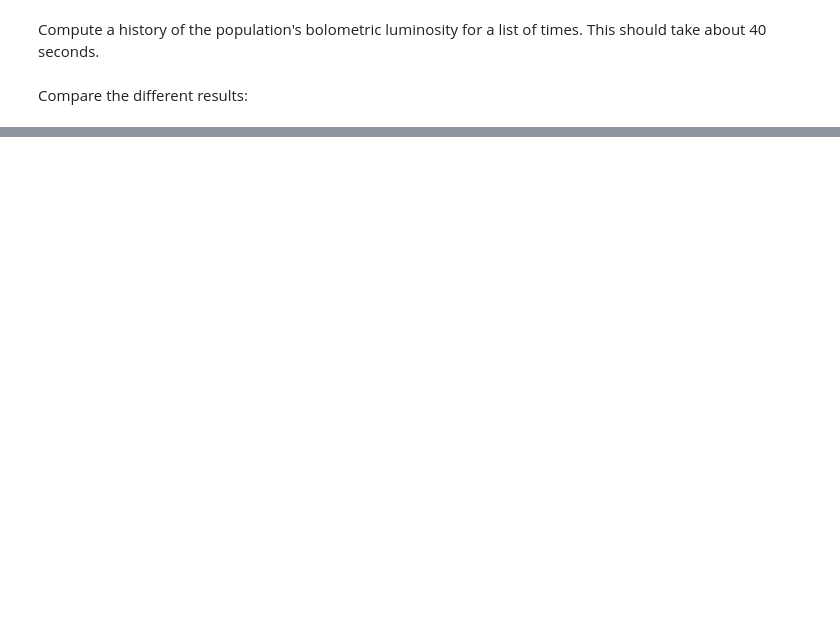
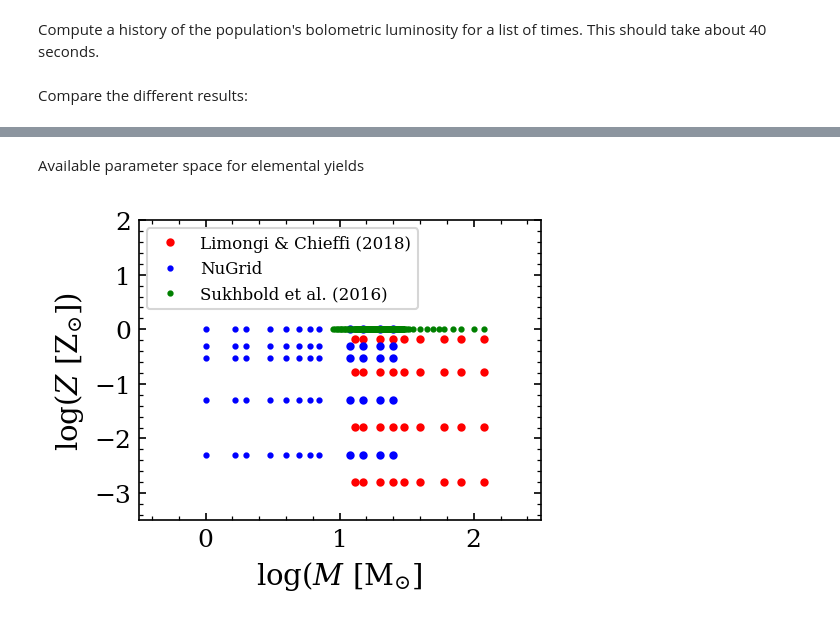
Before and after one commit to arsenal-popsynth/arsenal_gear, a Jupyter notebook: paper_plots.ipynb, the cells around one changed output, grey strips where cells are left out. Cells and saved outputs as stored; diff of their text form; code cells hidden in the pictures; blank space fills up the shorter version.

```diff
--- a/paper_plots.ipynb
+++ b/paper_plots.ipynb
@@ -127,0 +128,30 @@ Text(0.5, 0, 'Time [yr]')
+# %% [markdown]
+Available parameter space for elemental yields
+# %%
+fig = plt.figure()
+plt.xlabel(r"$\log(M\ [{\rm M}_{\odot}$]")
+plt.ylabel(r"$\log(Z\ [{\rm Z}_{\odot}$])")
+plt.xlim(-0.5,2.5)
+plt.ylim(-3.5, 2)
+
+# Limongi & Chieffi (2018)
+lc18 = ag.element_yields.LimongiChieffi2018()
+m, Z = np.meshgrid(np.log10(lc18.mass), np.log10(lc18.metal/0.02))
+plt.plot(m.flatten(), Z.flatten(), 'o', ms=3, c='r', label=lc18.name)
+
+# NuGrid
+ng = ag.element_yields.NuGrid()
+m, Z = np.meshgrid(np.log10(ng.lo_mass), np.log10(ng.metal/0.02))
+plt.plot(m.flatten(), Z.flatten(), 'o', ms=2, c='b', label=ng.name)
+m, Z = np.meshgrid(np.log10(ng.hi_mass), np.log10(ng.metal/0.02))
+plt.plot(m.flatten(), Z.flatten(), 'o', ms=3, c='b')
+
+# Sukhbold (2018)
+suk18 = ag.element_yields.Sukhbold2016()
+m, Z = np.meshgrid(np.log10(suk18.mass), np.log10(0.02/0.02))
+plt.plot(m.flatten(), Z.flatten(), 'o', ms=2, c='g', label=suk18.name)
+
+plt.legend(fontsize=8, loc='upper left')
+plt.show()
+# %% [output]
+[figure, added]
```
Also changed, not shown: parts of 9 cells of this notebook.
